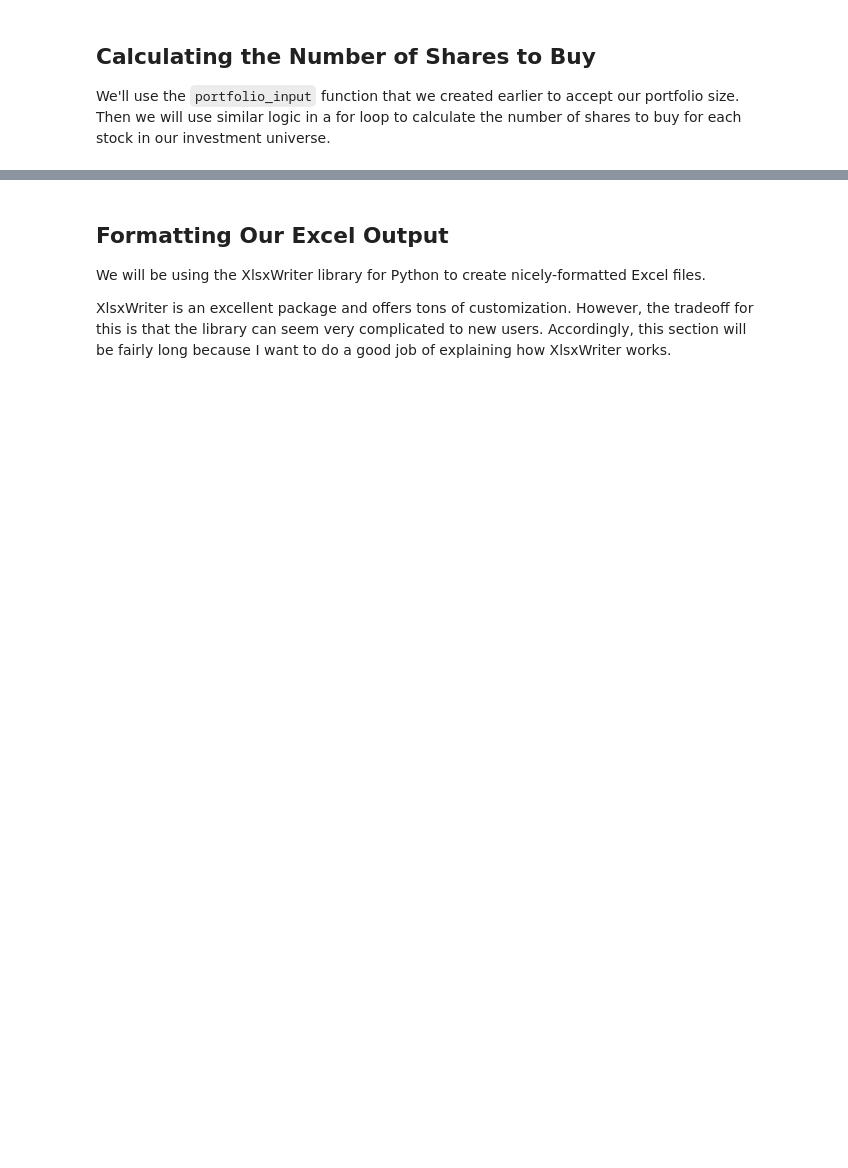
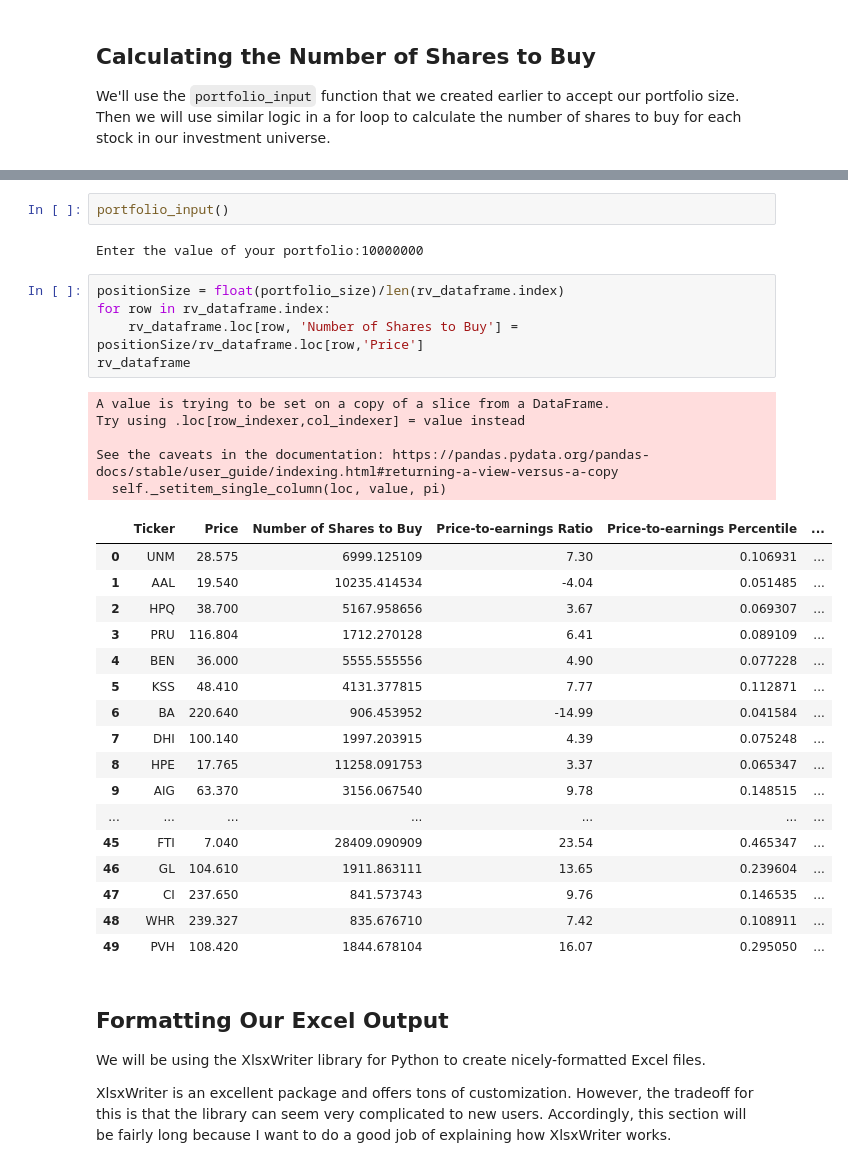
Before and after one commit to jahatef/Algorithmic-Trading-Tutorial, a Jupyter notebook: starter_files/003_quantitative_value_strategy.ipynb, the cells around one changed output, grey strips where cells are left out. Drawn from its saved outputs; the diff is of its cells as text; blank space fills up the shorter version.

```diff
--- a/starter_files/003_quantitative_value_strategy.ipynb
+++ b/starter_files/003_quantitative_value_strategy.ipynb
@@ -335,3 +416,35 @@ Enter the value of your portfolio:1000000
+# %%
+portfolio_input()
+# %% [output]
+Enter the value of your portfolio:10000000
+# %%
+positionSize = float(portfolio_size)/len(rv_dataframe.index)
+for row in rv_dataframe.index:
+    rv_dataframe.loc[row, 'Number of Shares to Buy'] = positionSize/rv_dataframe.loc[row,'Price']
+rv_dataframe
+# %% [output]
+A value is trying to be set on a copy of a slice from a DataFrame.
+Try using .loc[row_indexer,col_indexer] = value instead
+
+See the caveats in the documentation: https://pandas.pydata.org/pandas-docs/stable/user_guide/indexing.html#returning-a-view-versus-a-copy
+  self._setitem_single_column(loc, value, pi)
+|  | Ticker | Price | Number of Shares to Buy | Price-to-earnings Ratio | Price-to-earnings Percentile | ... |
+| 0 | UNM | 28.575 | 6999.125109 | 7.30 | 0.106931 | ... |
+| 1 | AAL | 19.540 | 10235.414534 | -4.04 | 0.051485 | ... |
+| 2 | HPQ | 38.700 | 5167.958656 | 3.67 | 0.069307 | ... |
+| 3 | PRU | 116.804 | 1712.270128 | 6.41 | 0.089109 | ... |
+| 4 | BEN | 36.000 | 5555.555556 | 4.90 | 0.077228 | ... |
+| 5 | KSS | 48.410 | 4131.377815 | 7.77 | 0.112871 | ... |
+| 6 | BA | 220.640 | 906.453952 | -14.99 | 0.041584 | ... |
+| 7 | DHI | 100.140 | 1997.203915 | 4.39 | 0.075248 | ... |
+| 8 | HPE | 17.765 | 11258.091753 | 3.37 | 0.065347 | ... |
+| 9 | AIG | 63.370 | 3156.067540 | 9.78 | 0.148515 | ... |
+| ... | ... | ... | ... | ... | ... | ... |
+| 45 | FTI | 7.040 | 28409.090909 | 23.54 | 0.465347 | ... |
+| 46 | GL | 104.610 | 1911.863111 | 13.65 | 0.239604 | ... |
+| 47 | CI | 237.650 | 841.573743 | 9.76 | 0.146535 | ... |
+| 48 | WHR | 239.327 | 835.676710 | 7.42 | 0.108911 | ... |
+| 49 | PVH | 108.420 | 1844.678104 | 16.07 | 0.295050 | ... |
 # %% [markdown]
 ## Formatting Our Excel Output
 
```
Also changed, not shown: parts of 35 cells of this notebook, 2 other files.
